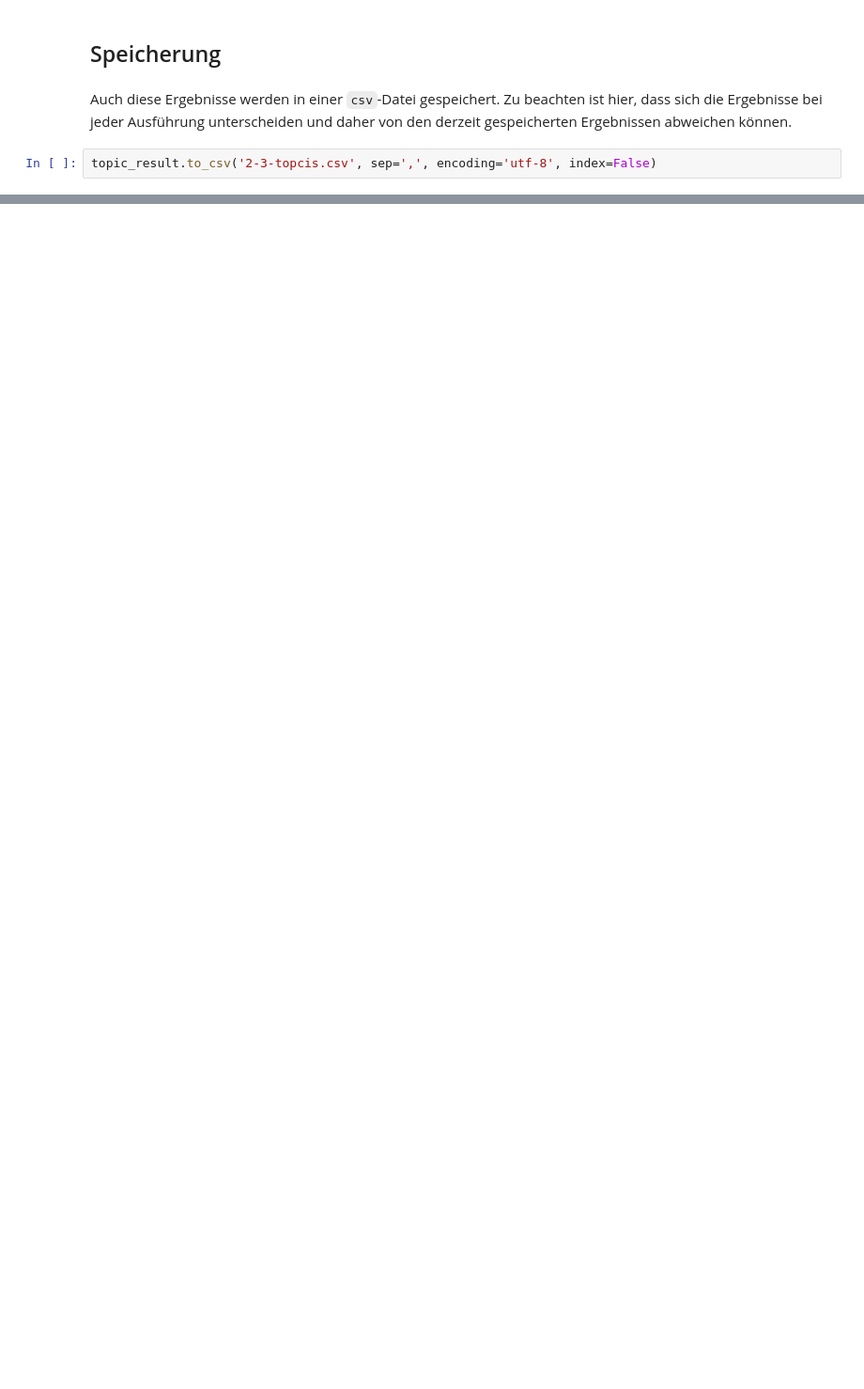
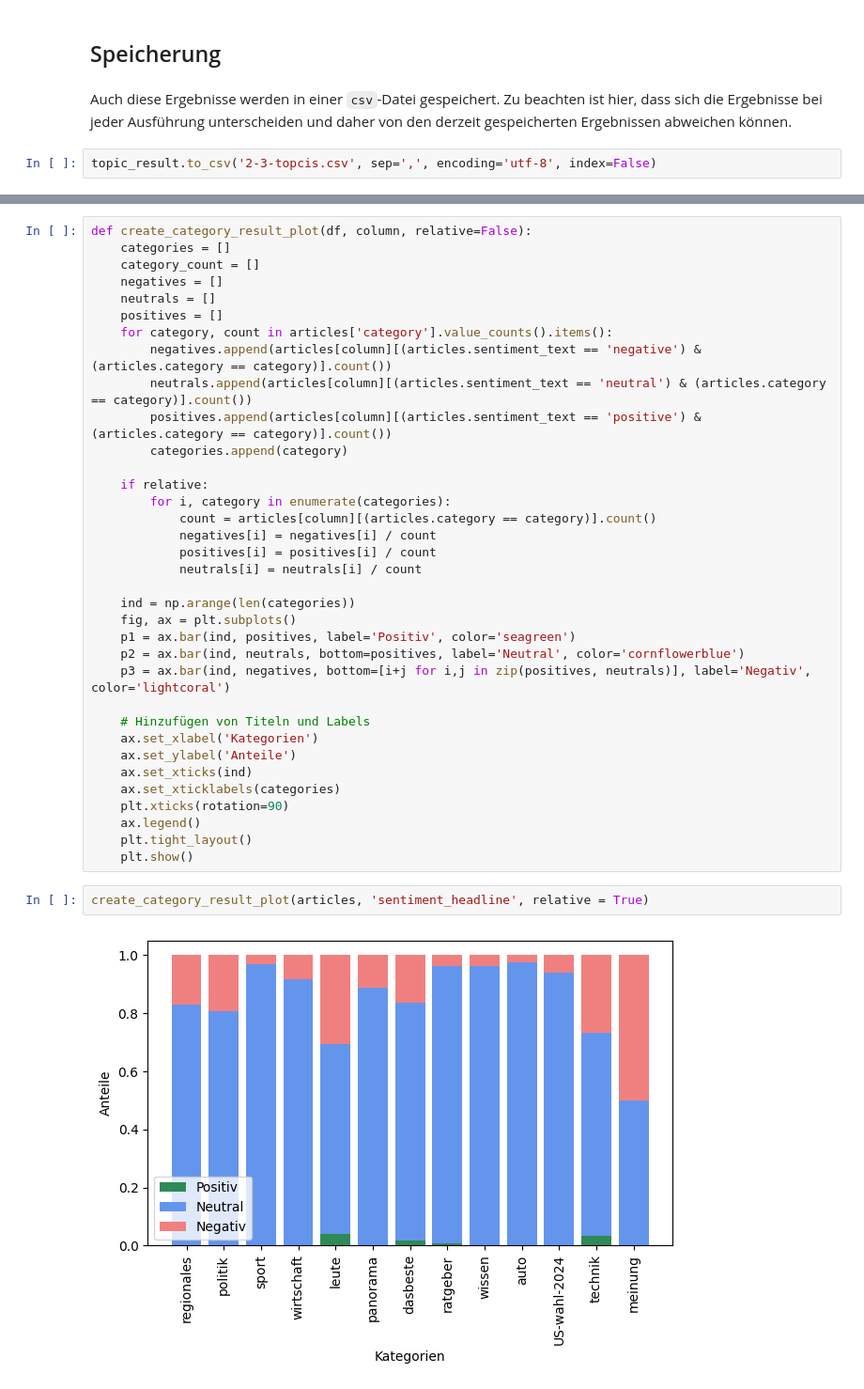
Before and after one commit to okaihe/SS2024-ASUD-Textanalyse, a Jupyter notebook: 1-2-Datenanalyse.ipynb, the cells around one changed output, grey strips where cells are left out. Shown at 94% size. Saved outputs shown, nothing was run; the diff lists cells and outputs as text; blank space fills up the shorter version.

```diff
--- a/1-2-Datenanalyse.ipynb
+++ b/1-2-Datenanalyse.ipynb
@@ -172,0 +224,39 @@ topic_result.to_csv('2-3-topcis.csv', sep=',', encoding='utf-8', index=False)
+# %%
+def create_category_result_plot(df, column, relative=False):
+    categories = []
+    category_count = []
+    negatives = []
+    neutrals = []
+    positives = []
+    for category, count in articles['category'].value_counts().items():
+        negatives.append(articles[column][(articles.sentiment_text == 'negative') & (articles.category == category)].count())
+        neutrals.append(articles[column][(articles.sentiment_text == 'neutral') & (articles.category == category)].count())
+        positives.append(articles[column][(articles.sentiment_text == 'positive') & (articles.category == category)].count())
+        categories.append(category)
+
+    if relative:
+        for i, category in enumerate(categories):
+            count = articles[column][(articles.category == category)].count()
+            negatives[i] = negatives[i] / count
+            positives[i] = positives[i] / count
+            neutrals[i] = neutrals[i] / count
+
+    ind = np.arange(len(categories))
+    fig, ax = plt.subplots()
+    p1 = ax.bar(ind, positives, label='Positiv', color='seagreen')
+    p2 = ax.bar(ind, neutrals, bottom=positives, label='Neutral', color='cornflowerblue')
+    p3 = ax.bar(ind, negatives, bottom=[i+j for i,j in zip(positives, neutrals)], label='Negativ', color='lightcoral')
+
+    # Hinzufügen von Titeln und Labels
+    ax.set_xlabel('Kategorien')
+    ax.set_ylabel('Anteile')
+    ax.set_xticks(ind)
+    ax.set_xticklabels(categories)
+    plt.xticks(rotation=90)
+    ax.legend()
+    plt.tight_layout()
+    plt.show()
+# %%
+create_category_result_plot(articles, 'sentiment_headline', relative = True)
+# %% [output]
+[figure, added]
```
Also changed, not shown: parts of 13 cells of this notebook, 1 other file.
